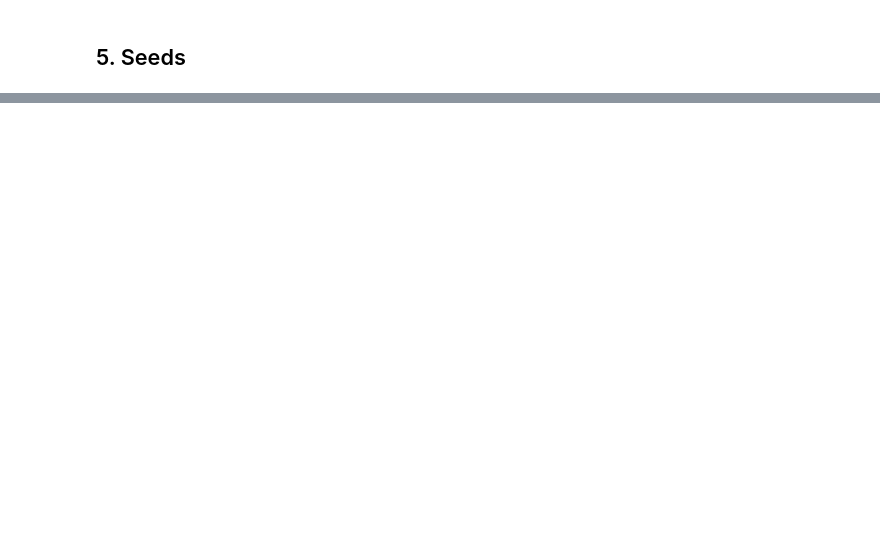
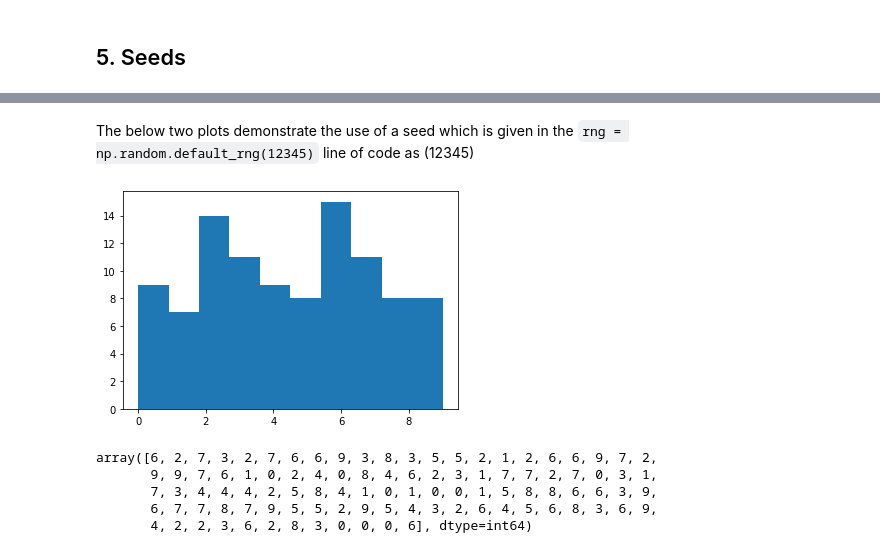
Before and after one commit to AndyWalker81/ProgrammingForDataAnalysis_Assessment, a Jupyter notebook: numpy-random.ipynb, the cells around one changed output, grey strips where cells are left out. Cells and saved outputs as stored; diff of their text form; code cells hidden in the pictures; blank space fills up the shorter version.

Commit message:
Update seeds

````diff
--- a/numpy-random.ipynb
+++ b/numpy-random.ipynb
@@ -1160,0 +1176,15 @@ https://en.wikipedia.org/wiki/Mersenne_Twister
+# %% [markdown]
+The below two plots demonstrate the use of a seed which is given in the ```rng = np.random.default_rng(12345)``` line of code as (12345)
+# %%
+rng = np.random.default_rng(12345)
+x = rng.integers(10, size=100)
+plt.hist(x)
+plt.show()
+x
+# %% [output]
+[figure, added]
+array([6, 2, 7, 3, 2, 7, 6, 6, 9, 3, 8, 3, 5, 5, 2, 1, 2, 6, 6, 9, 7, 2,
+       9, 9, 7, 6, 1, 0, 2, 4, 0, 8, 4, 6, 2, 3, 1, 7, 7, 2, 7, 0, 3, 1,
+       7, 3, 4, 4, 4, 2, 5, 8, 4, 1, 0, 1, 0, 0, 1, 5, 8, 8, 6, 6, 3, 9,
+       6, 7, 7, 8, 7, 9, 5, 5, 2, 9, 5, 4, 3, 2, 6, 4, 5, 6, 8, 3, 6, 9,
+       4, 2, 2, 3, 6, 2, 8, 3, 0, 0, 0, 6], dtype=int64)
````
Also changed, not shown: parts of 67 cells of this notebook.
